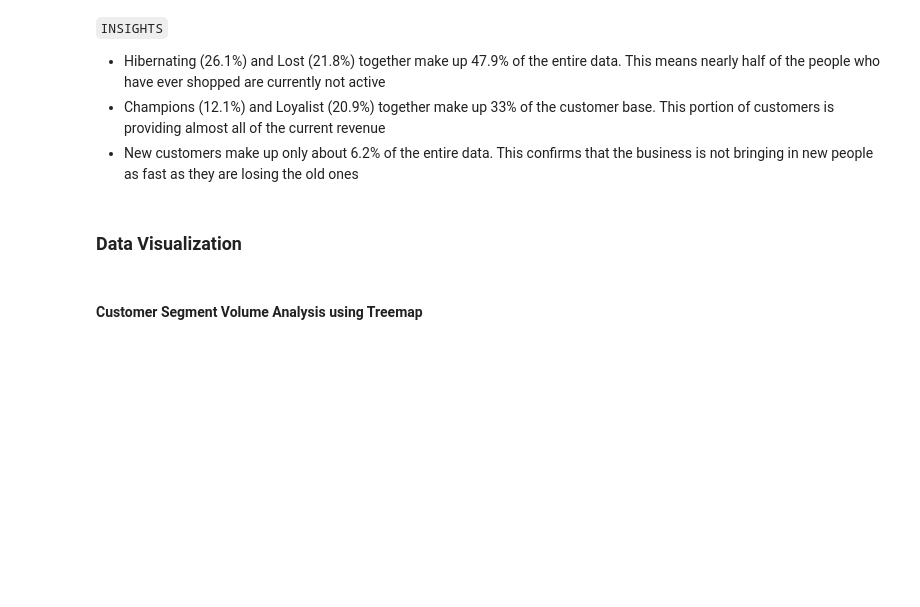
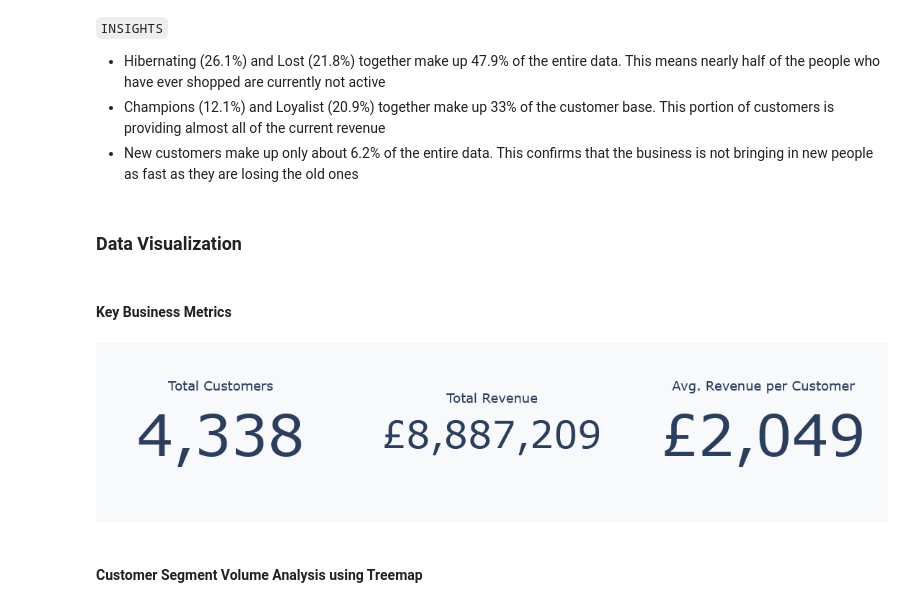
Before and after one commit to BSU04/ecommerce-customer-intelligence, a Jupyter notebook: E-commerce.ipynb, the cells around one changed output. Cells and saved outputs as stored; diff of their text form; code cells hidden in the pictures; blank space fills up the shorter version.

Commit message:
feat: implement KPI section for key business metrics

```diff
--- a/E-commerce.ipynb
+++ b/E-commerce.ipynb
@@ -1477,6 +1477,37 @@ Name: proportion, dtype: float64
 * New customers make up only about 6.2% of the entire data. This confirms that the business is not bringing in new people as fast as they are losing the old ones
 # %% [markdown]
 ### Data Visualization
+# %% [markdown]
+#### Key Business Metrics
+# %%
+fig = make_subplots(
+    rows=1, cols=3,
+    specs=[[{'type': 'indicator'}]*3]
+)
+
+kpis = [
+    ('Total Customers', rfm['CustomerID'].nunique(), "", ","),
+    ('Total Revenue', rfm['Monetary'].sum(), "£", ",.0f"),
+    ('Avg. Revenue per Customer', rfm['Monetary'].mean(), "£", ",.0f")
+]
+
+for i, (title, value, prefix, fmt) in enumerate(kpis, start=1):
+    fig.add_trace(go.Indicator(
+        mode="number",
+        value=value,
+        number={'prefix': prefix, 'valueformat': fmt},
+        title={'text': title, 'font': {'size': 18}}
+    ), row=1, col=i)
+
+fig.update_layout(
+    height=250,
+    margin=dict(t=40, b=40, l=20, r=20),
+    paper_bgcolor="#f8f9fa"
+)
+
+fig.show()
+# %% [output]
+[figure, added]
 # %% [markdown]
 #### Customer Segment Volume Analysis using Treemap
 # %%
```
